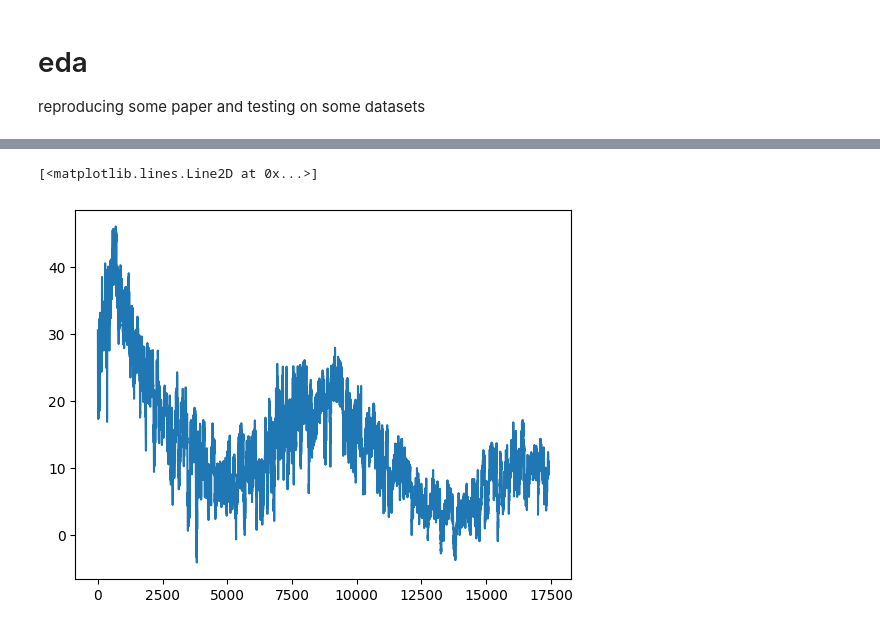
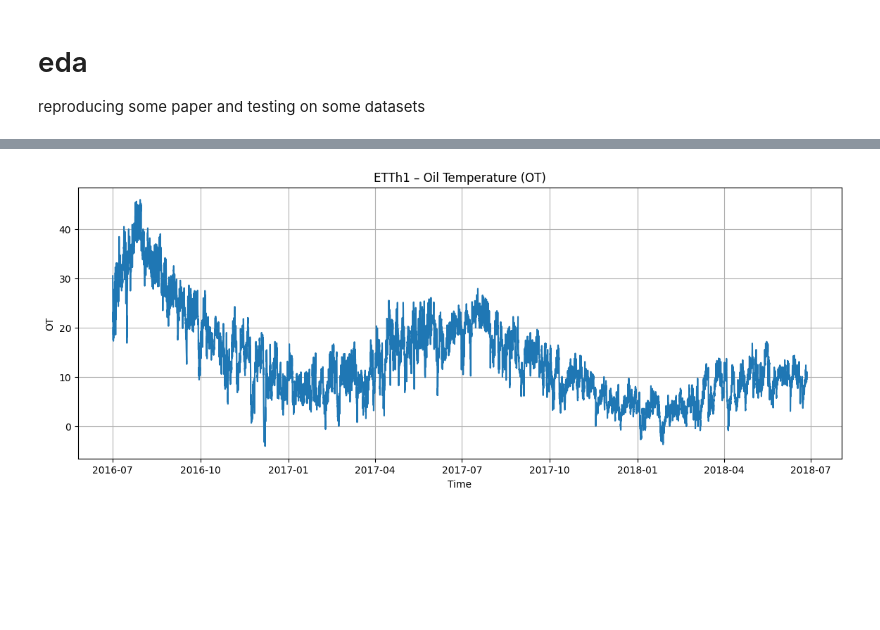
Before and after one commit to KevinChunye/6.796project, a Jupyter notebook: 0.0eda.ipynb, the cells around one changed output, grey strips where cells are left out. Cells and saved outputs as stored; diff of their text form; code cells hidden in the pictures; blank space fills up the shorter version.

```diff
--- a/0.0eda.ipynb
+++ b/0.0eda.ipynb
@@ -2,37 +2,36 @@
 # eda
 reproducing some paper and testing on some datasets
 # %%
-"""
-# ETTh1 datasets, hourly https://github.com/zhouhaoyi/ETDataset/tree/main
-
-ETT-small: The data of 2 Electricity Transformers at 2 stations, including load, oil temperature
-
-Stationarity
-Tail Heaviness
-Notes
-Low – significant trend/season (yearly cycle)[88][89]
-Low – values (transformer oil load) mostly within normal range
-“Electricity Transformer Temperature” – 7 features of power load & oil temperature from Jul 2016–Jul 2018.
-Strong seasonal periodicity; training–test distribution shift observed[90].
-
-ettm1:
-69680 rows × 8 columns
-
-etth1:
-17420 rows × 8 columns
-"""
 import pandas as pd
 import numpy as np
 import matplotlib.pyplot as plt
 
-etth1 = pd.read_csv("data/energy/ETTh1/ETTh1.csv")
-ettm1 = pd.read_csv("data/energy/ETTh1/ETTm1.csv")
-print(ettm1.head())
-print(ettm1.shape)
+"""
+ETT Dataset (ETTh1 / ETTm1)
+---------------------------
+Electricity Transformer Temperature dataset with power load & oil temperature.
+- ETTh1: hourly data (2016–2018), ~17k rows × 8 cols
+- ETTm1: 15-minute data, ~69k rows × 8 cols
+Key signal: OT (oil temperature), shows strong seasonality and trend.
+"""
+
+# Load datasets
+etth1 = pd.read_csv("data/energy/ETTh1/ETTh1.csv", parse_dates=["date"])
+ettm1 = pd.read_csv("data/energy/ETTh1/ETTm1.csv", parse_dates=["date"])
+
+print("ETTm1 head:\n", ettm1.head())
+print("ETTm1 shape:", ettm1.shape)
 print("-----" * 10)
 
-print(etth1.head())
-print(etth1.shape)
+print("ETTh1 head:\n", etth1.head())
+print("ETTh1 shape:", etth1.shape)
 
-# proceed with hourly data later
+# Plot OT (oil temperature) for hourly ETTh1
+plt.figure(figsize=(14,5))
+plt.plot(etth1["date"], etth1["OT"])
+plt.title("ETTh1 – Oil Temperature (OT)")
+plt.xlabel("Time")
+plt.ylabel("OT")
+plt.grid(True)
+plt.show()
 # %% [output]
@@ -54,5 +55 @@ print(etth1.shape)
+[figure, added]
-# %%
-plt.plot(etth1['OT'])
-# %% [output]
-[<matplotlib.lines.Line2D at 0x...>]
-[figure, removed]
```
Also changed, not shown: parts of 2 cells of this notebook, 1 other file.
